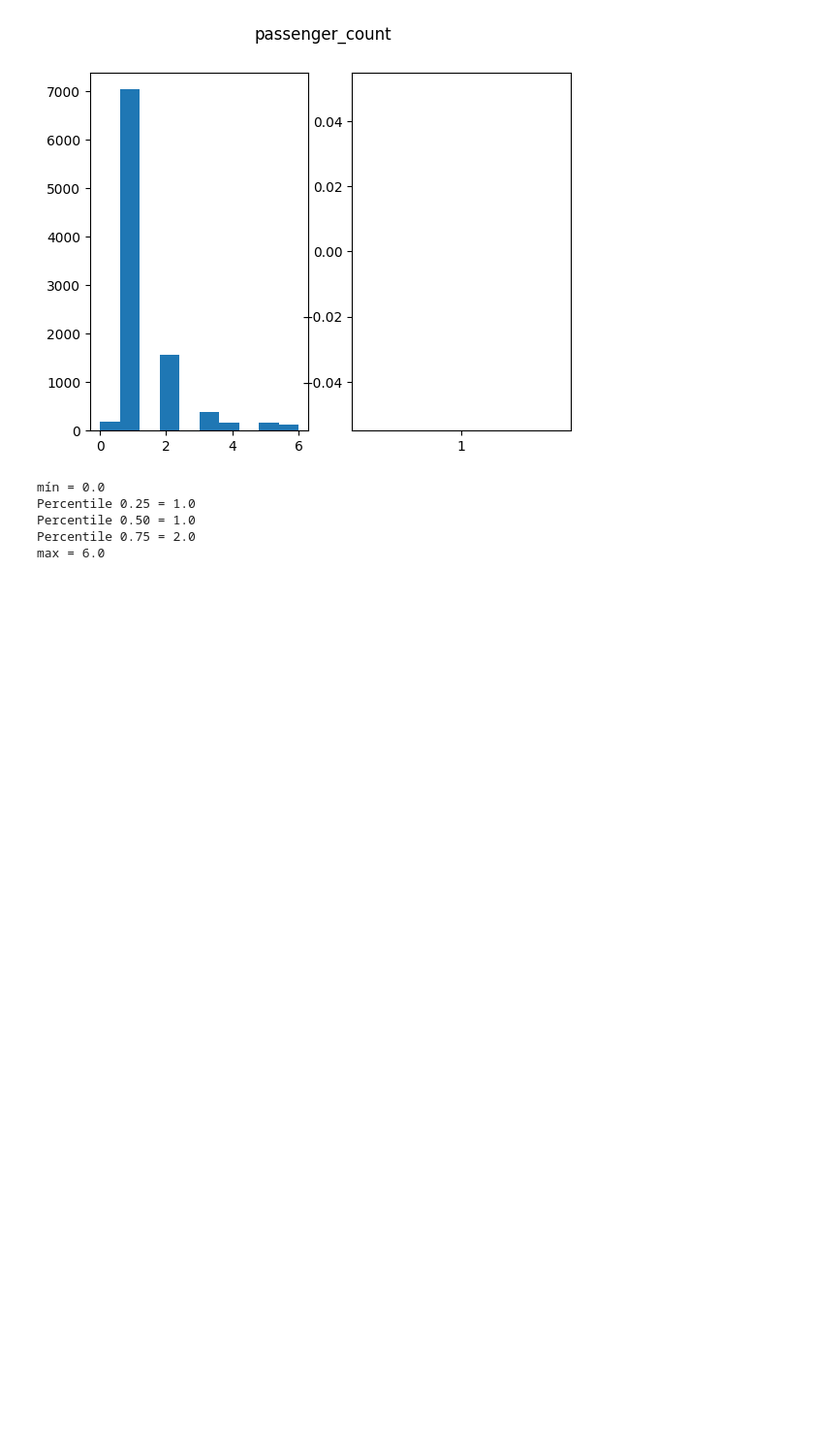
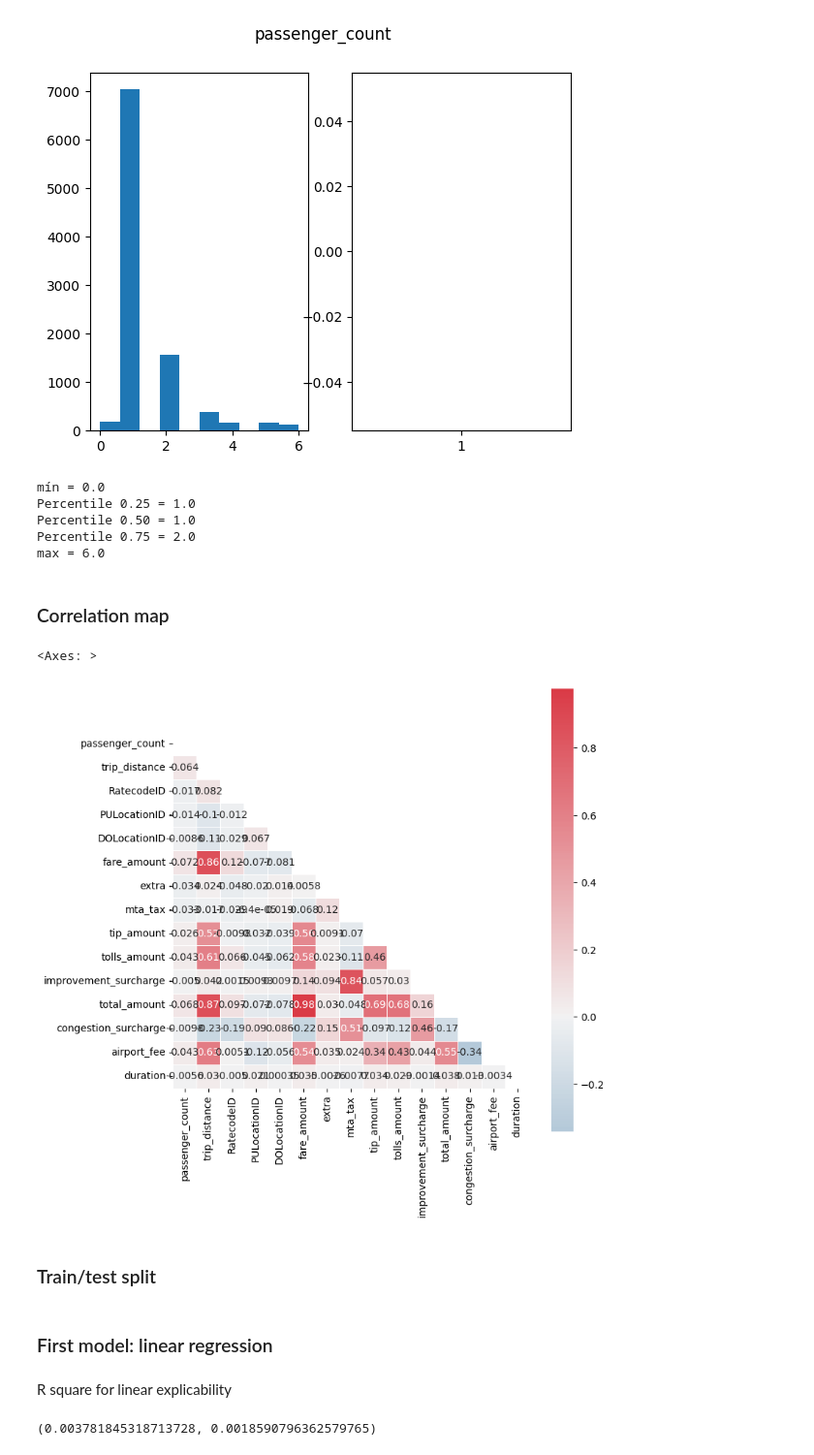
Before and after one commit to andres-mart/FinalProject, a Jupyter notebook: EDA.ipynb, the cells around one changed output. Shown: that part at 97% size. Drawn from its saved outputs; the diff is of its cells as text; code cells hidden in the pictures; blank space fills up the shorter version.

```diff
--- a/EDA.ipynb
+++ b/EDA.ipynb
@@ -238,3 +238,26 @@ Percentile 0.75 = 2.0
 max = 6.0
 # %%
 filtered_df = clean_outliers('passenger_count')
+# %% [markdown]
+### Correlation map
+# %%
+df_numerics = filtered_df[['passenger_count', 'trip_distance', 'RatecodeID', 'PULocationID',
+       'DOLocationID', 'fare_amount', 'extra', 'mta_tax', 'tip_amount',
+       'tolls_amount', 'improvement_surcharge', 'total_amount',
+       'congestion_surcharge', 'airport_fee', 'duration']]
+# %%
+# Generate a mask for the upper triangle
+mask = np.triu(np.ones_like(df_numerics.corr(), dtype=bool))
+
+# Set up the matplotlib figure
+f, ax = plt.subplots(figsize=(8, 8))
+
+# Generate a custom diverging colormap
+cmap = sns.diverging_palette(240, 10, as_cmap=True)
+
+# Draw the heatmap with the mask and correct aspect ratio
+sns.heatmap(df_numerics.corr(), mask=mask, cmap=cmap, center=0,
+            square=True, linewidths=.5, annot=True)
+# %% [output]
+<Axes: >
+[figure, added]
@@ -240,0 +266,2 @@ filtered_df = clean_outliers('passenger_count')
+# %% [markdown]
+### Train/test split
@@ -240,0 +275,2 @@ filtered_df = clean_outliers('passenger_count')
+# %% [markdown]
+### First model: linear regression
@@ -240,0 +280,6 @@ filtered_df = clean_outliers('passenger_count')
+# %% [markdown]
+R square for linear explicability
+# %%
+reg.score(X_train, y_train), reg.score(X_test, y_test)
+# %% [output]
+(0.003781845318713728, 0.0018590796362579765)
```
Also changed, not shown: parts of 8 cells of this notebook.
